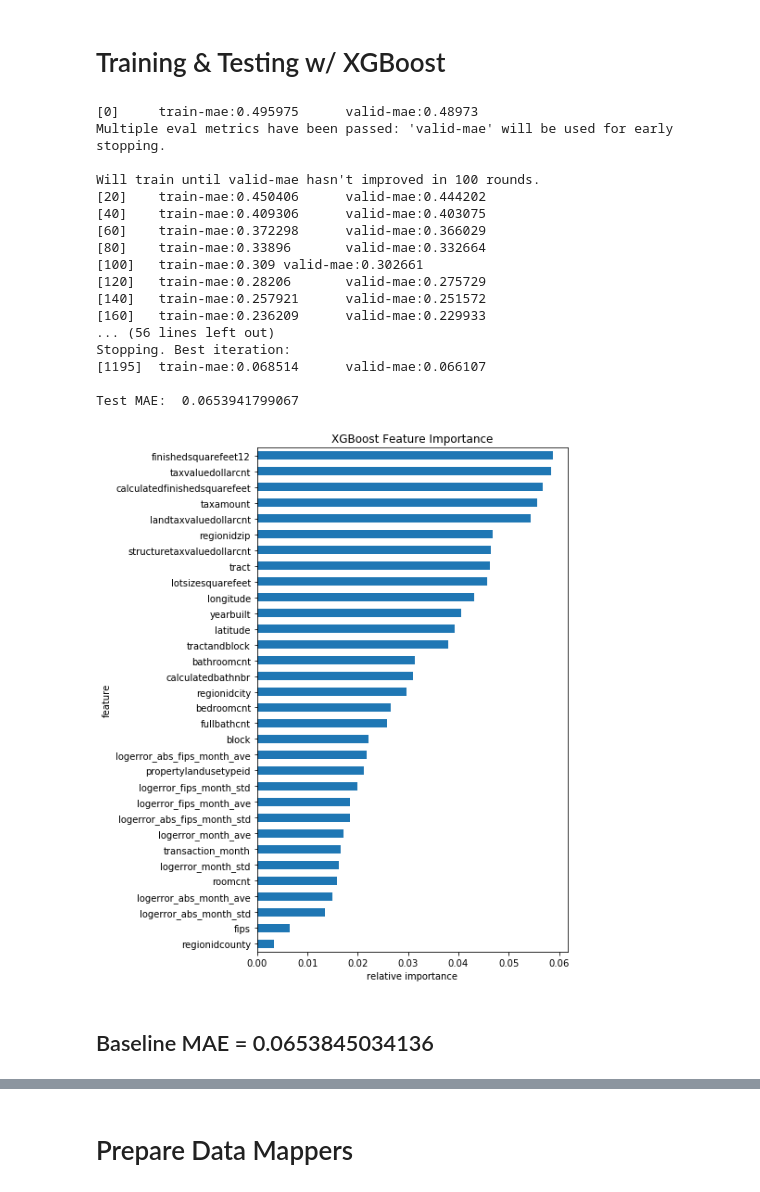
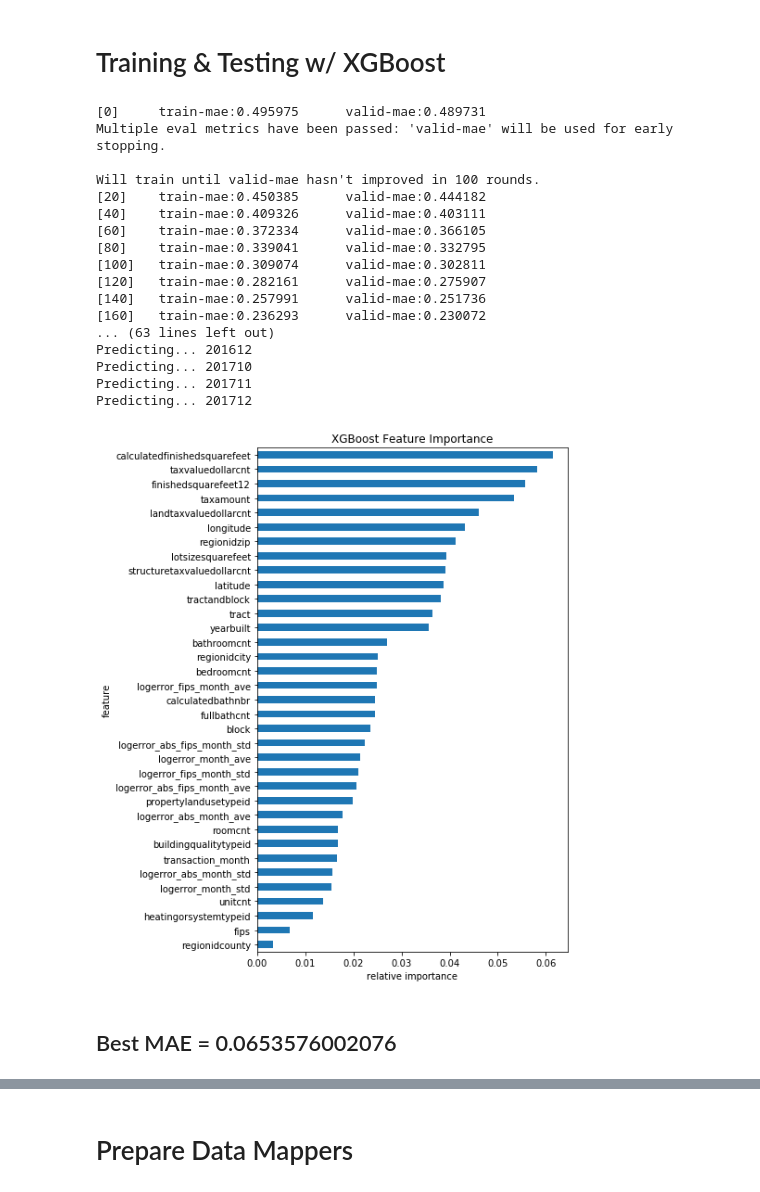
Before and after one commit to ibratface/dl_projects, a Jupyter notebook: zillow.ipynb, the cells around one changed output, grey strips where cells are left out. Cells and saved outputs as stored; diff of their text form; code cells hidden in the pictures.

```diff
--- a/zillow.ipynb
+++ b/zillow.ipynb
@@ -40,0 +36,3 @@ gc.collect()
+# %%
+zillow_data = DataLoader()
+gc.collect()
@@ -41,5 +41,6 @@ gc.collect()
 # %%
-vals = describe_values(dl.get_properties())
+vals = describe_values(zillow_data.properties())
 cols_high_missing = set(vals.loc[vals['missing %'] > 50]['column'])
+display(vals)
 cols_high_missing
 # %% [output]
@@ -89,7 +107,7 @@ def adapt_for_xgb(df):
     return df
 
 def xgb_train(params=None):
-    train = dl.get_training_merged()
+    train = zillow_data.preprocessed.training()
     train = adapt_for_xgb(train)
 
     X = train.drop(['logerror', 'logerror_abs'], axis=1)
@@ -126,16 +144,17 @@ def xgb_train(params=None):
     clf = xgb.train(params, d_train, 10000, watchlist, early_stopping_rounds=100, verbose_eval=20)
     mae = mean_absolute_error(y_test, clf.predict(d_test))
     print ("Test MAE: ", mae)
+    print
 
     del d_train, d_valid, d_test; gc.collect()
 
-    return clf
+    return clf, mae
 
 
 def xgb_predict(clf):
     # build the test set
     subm = pd.DataFrame()
-    subm['ParcelId'] = dl.get_properties_preprocessed()['parcelid']
+    subm['ParcelId'] = zillow_data.preprocessed.properties()['parcelid']
     months = [10, 11, 12, 22, 23, 24]
     dates = ['201610', '201611', '201612', '201710', '201711', '201712']
 #     months = [10]
@@ -143,7 +162,7 @@ def xgb_predict(clf):
     for month, date in zip(months, dates):
         print('Predicting...', date)
 
-        merged = dl.get_prediction(month)
+        merged = zillow_data.preprocessed.prediction(month)
         merged = adapt_for_xgb(merged)
         gc.collect()
 
@@ -170,48 +189,52 @@ def xgb_importance(clf):
     return df
 
 # train a model
-def train_predict(params=None, predict=False):
-    clf = xgb_train(params)
-    imp = xgb_importance(clf)
+def train_predict(params=None, predict=False, plot_imp=False):
+    clf, mae = xgb_train(params)
     subm = None
     if predict:
         subm = xgb_predict(clf)
+    imp = None
+    if plot_imp:
+        imp = xgb_importance(clf)
     return clf, subm, imp
 # %%
+gc.collect()
+
 params = {
     'eta': 0.005,
     'objective': 'reg:linear',
     'eval_metric': 'mae',
     'max_depth': 3,
     'silent': 1,
     'subsample': 0.3,
     'colsample_bytree': 0.1,
     'min_child_weight': 4,
     'lambda': 2,
 }
 
-clf, subm, imp = train_predict(params=params, predict=False)
+clf, subm, imp = train_predict(params=params, predict=True, plot_imp=True)
 # %% [output]
-[0]     train-mae:0.495975      valid-mae:0.48973
+[0]     train-mae:0.495975      valid-mae:0.489731
 Multiple eval metrics have been passed: 'valid-mae' will be used for early stopping.
 
 Will train until valid-mae hasn't improved in 100 rounds.
-[20]    train-mae:0.450406      valid-mae:0.444202
-[40]    train-mae:0.409306      valid-mae:0.403075
-[60]    train-mae:0.372298      valid-mae:0.366029
-[80]    train-mae:0.33896       valid-mae:0.332664
-[100]   train-mae:0.309 valid-mae:0.302661
-[120]   train-mae:0.28206       valid-mae:0.275729
-[140]   train-mae:0.257921      valid-mae:0.251572
-[160]   train-mae:0.236209      valid-mae:0.229933
-... (56 lines left out)
-Stopping. Best iteration:
-[1195]  train-mae:0.068514      valid-mae:0.066107
-
-Test MAE:  0.0653941799067
+[20]    train-mae:0.450385      valid-mae:0.444182
+[40]    train-mae:0.409326      valid-mae:0.403111
+[60]    train-mae:0.372334      valid-mae:0.366105
+[80]    train-mae:0.339041      valid-mae:0.332795
+[100]   train-mae:0.309074      valid-mae:0.302811
+[120]   train-mae:0.282161      valid-mae:0.275907
+[140]   train-mae:0.257991      valid-mae:0.251736
+[160]   train-mae:0.236293      valid-mae:0.230072
+... (63 lines left out)
+Predicting... 201612
+Predicting... 201710
+Predicting... 201711
+Predicting... 201712
-[figure, old version]
+[figure, new version]
 # %% [markdown]
-## Baseline MAE = 0.0653845034136
+## Best MAE = 0.0653576002076
 # %%
 from zillow import DataLoader
 
```
Also changed, not shown: parts of 23 cells of this notebook, 1 other file.
